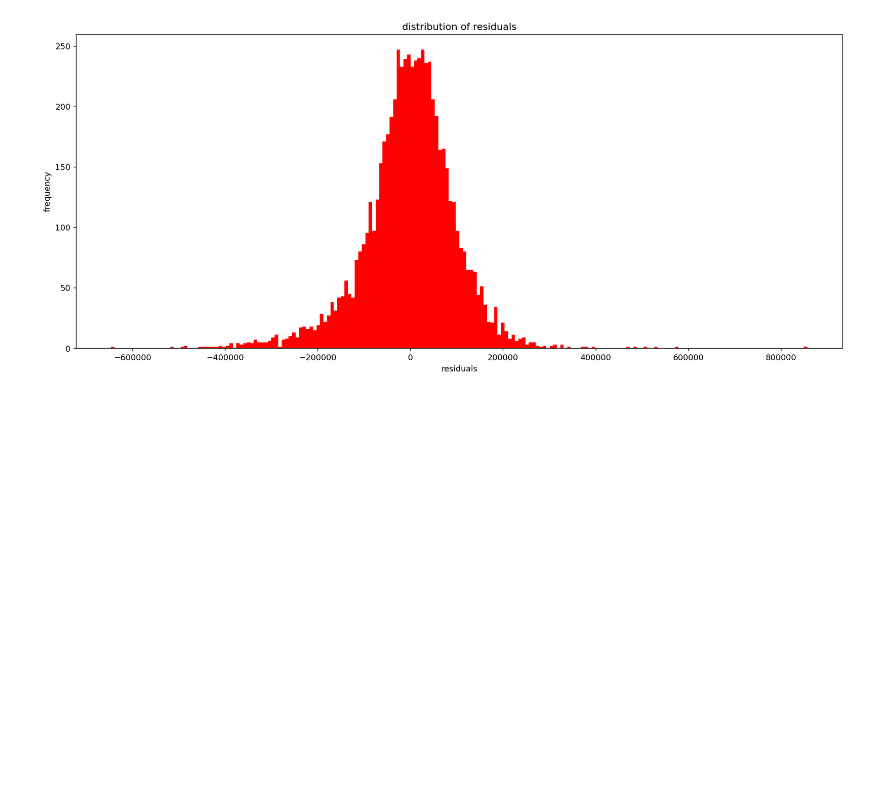
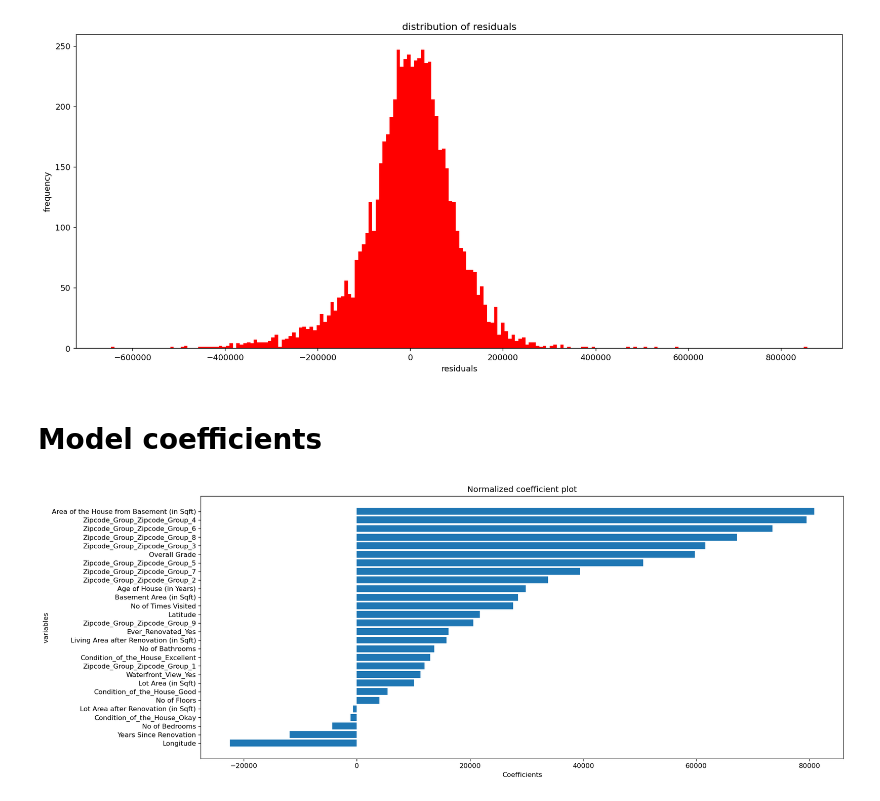
Before and after one commit to girish-kanjiyani7/realestate, a Jupyter notebook: part5_4.ipynb, the cells around one changed output. Saved outputs shown, nothing was run; the diff lists cells and outputs as text; code cells hidden in the pictures; blank space fills up the shorter version.

Commit message:
coefficients_model

```diff
--- a/part5_4.ipynb
+++ b/part5_4.ipynb
@@ -179,3 +179,20 @@ plt.title('distribution of residuals')
 plt.show()
 # %% [output]
 [figure]
+# %% [markdown]
+# Model coefficients
+# %%
+coefficients_table = pd.DataFrame({'columns':X_train.columns,
+                                   'coefficients': lr.coef_})
+coefficients_table = coefficients_table.sort_values(by = 'coefficients')
+# %%
+plt.figure(figsize=(17,7), dpi=120)
+x = coefficients_table['columns']
+y = coefficients_table['coefficients']
+plt.barh(x,y)
+plt.xlabel("Coefficients")
+plt.ylabel("variables")
+plt.title("Normalized coefficient plot")
+plt.show()
+# %% [output]
+[figure, added]
```
